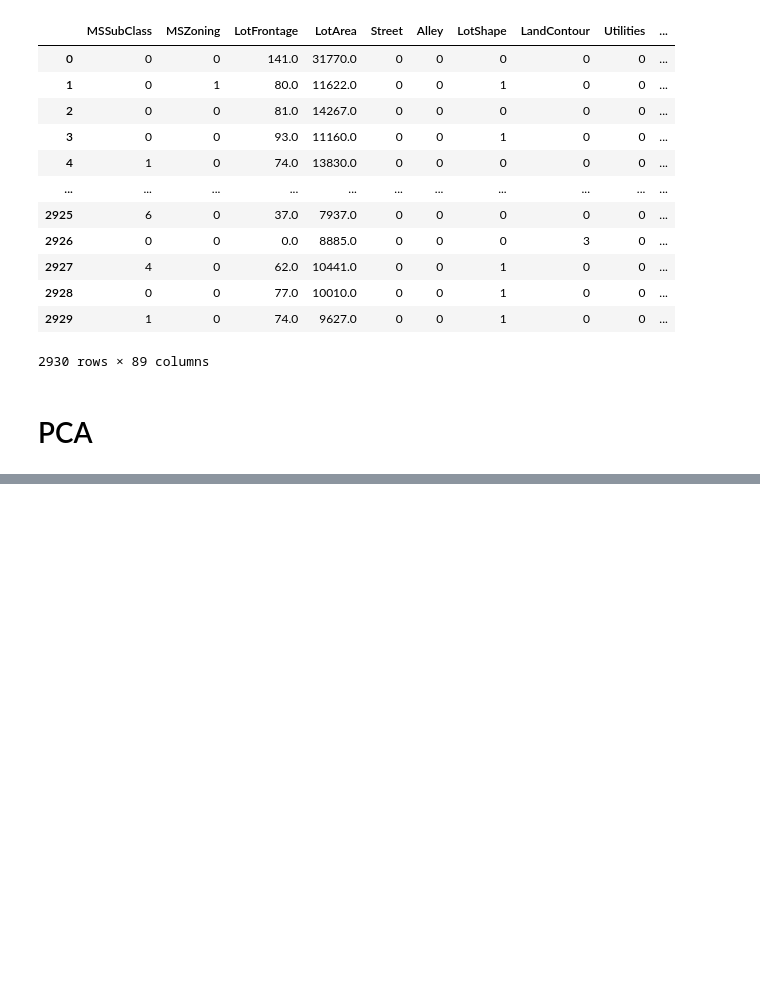
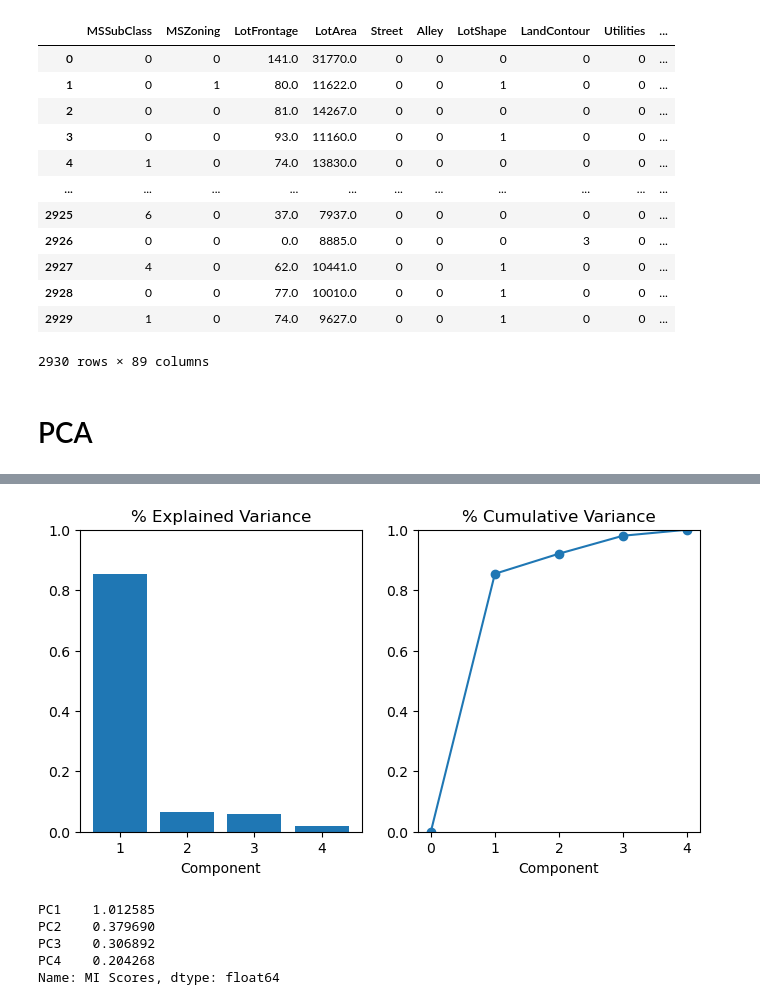
Before and after one commit to AliakbarMehdizadeh/Feature-Engineering, a Jupyter notebook: FE.ipynb, the cells around one changed output, grey strips where cells are left out. Saved outputs shown, nothing was run; the diff lists cells and outputs as text; code cells hidden in the pictures; blank space fills up the shorter version.

```diff
--- a/FE.ipynb
+++ b/FE.ipynb
@@ -881,0 +912,37 @@ X
+# %%
+def plot_variance(pca, width=8, dpi=100):
+    # Create figure
+    fig, axs = plt.subplots(1, 2)
+    n = pca.n_components_
+    grid = np.arange(1, n + 1)
+
+    # Explained variance
+    evr = pca.explained_variance_ratio_
+    axs[0].bar(grid, evr)
+    axs[0].set(
+        xlabel="Component", title="% Explained Variance", ylim=(0.0, 1.0)
+    )
+    # Cumulative Variance
+    cv = np.cumsum(evr)
+    axs[1].plot(np.r_[0, grid], np.r_[0, cv], "o-")
+    axs[1].set(
+        xlabel="Component", title="% Cumulative Variance", ylim=(0.0, 1.0)
+    )
+    # Set up figure
+    fig.set(figwidth=8, dpi=100)
+    return axs
+
+def make_mi_scores(X, y, discrete_features):
+    mi_scores = mutual_info_regression(X, y, discrete_features=discrete_features)
+    mi_scores = pd.Series(mi_scores, name="MI Scores", index=X.columns)
+    mi_scores = mi_scores.sort_values(ascending=False)
+    return mi_scores
+# %%
+features = ["highway_mpg", "engine_size", "horsepower", "curb_weight"]
+
+X = df.copy()
+y = X.pop('price')
+X = X.loc[:, features]
+
+# Standardize
+X_scaled = (X - X.mean(axis=0)) / X.std(axis=0)
@@ -881,0 +951,4 @@ X
+# %%
+# Create principal components
+pca = PCA()
+X_pca = pca.fit_transform(X_scaled)
@@ -881,0 +981,14 @@ X
+# %%
+# Look at explained variance
+plot_variance(pca);
+# %% [output]
+[figure, added]
+# %%
+mi_scores = make_mi_scores(X_pca, y, discrete_features=False)
+mi_scores
+# %% [output]
+PC1    1.012585
+PC2    0.379690
+PC3    0.306892
+PC4    0.204268
+Name: MI Scores, dtype: float64
```
Also changed, not shown: parts of 11 cells of this notebook.
